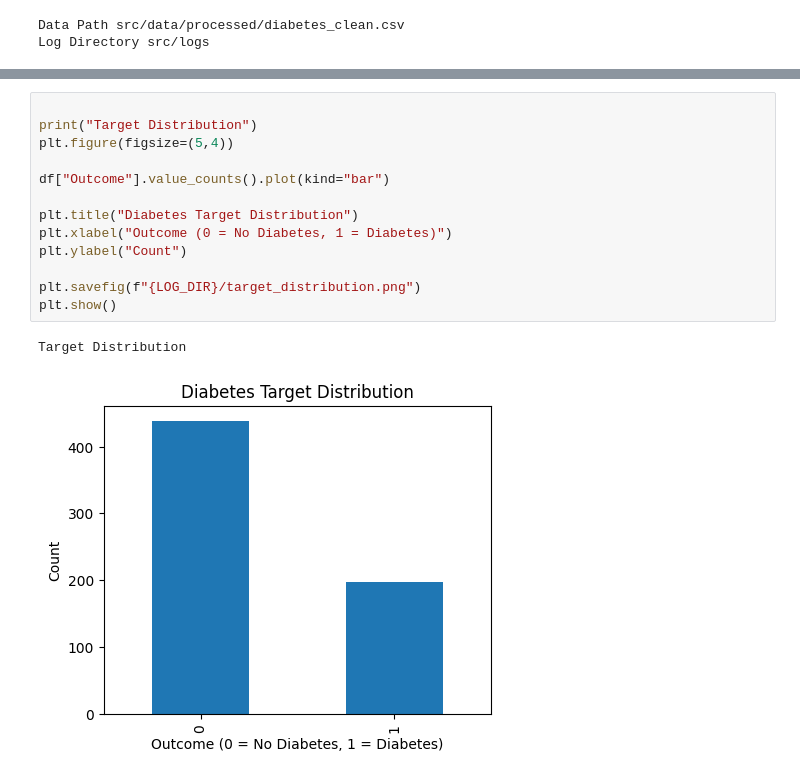
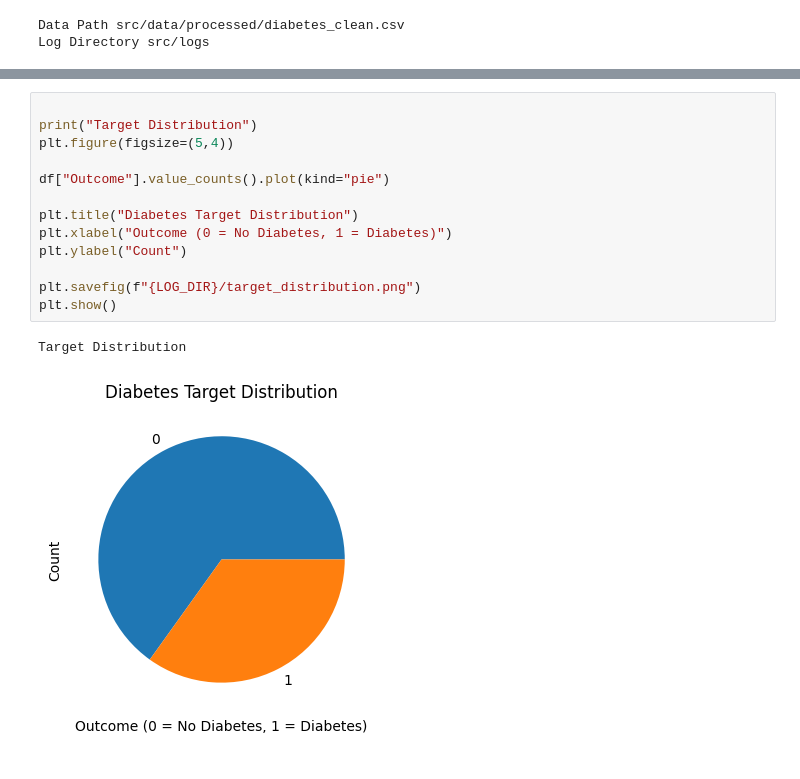
Before and after one commit to aadityashestabit/Aaditya_Sharma_Trainee_Hestabit, a Jupyter notebook: Week_6/src/notebooks/EDA.ipynb, the cells around one changed output, grey strips where cells are left out. Drawn from its saved outputs; the diff is of its cells as text.

```diff
--- a/Week_6/src/notebooks/EDA.ipynb
+++ b/Week_6/src/notebooks/EDA.ipynb
@@ -119,19 +123,19 @@ Correlation Matrix
 # %%
 
 print("Target Distribution")
 plt.figure(figsize=(5,4))
 
-df["Outcome"].value_counts().plot(kind="bar")
+df["Outcome"].value_counts().plot(kind="pie")
 
 plt.title("Diabetes Target Distribution")
 plt.xlabel("Outcome (0 = No Diabetes, 1 = Diabetes)")
 plt.ylabel("Count")
 
 plt.savefig(f"{LOG_DIR}/target_distribution.png")
 plt.show()
 # %% [output]
 Target Distribution
-[figure, old version]
+[figure, new version]
 # %%
 print("Feature Distributions")
 
```
Also changed, not shown: parts of 8 cells of this notebook, 28 other files.
